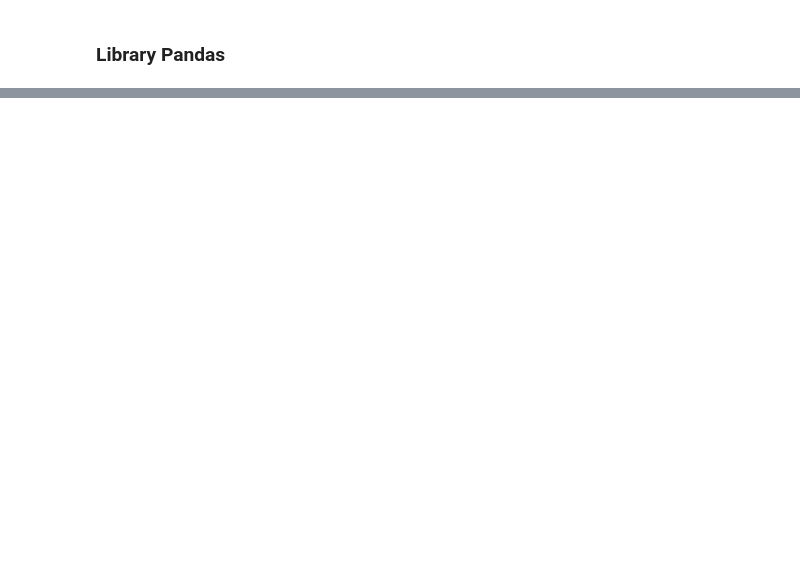
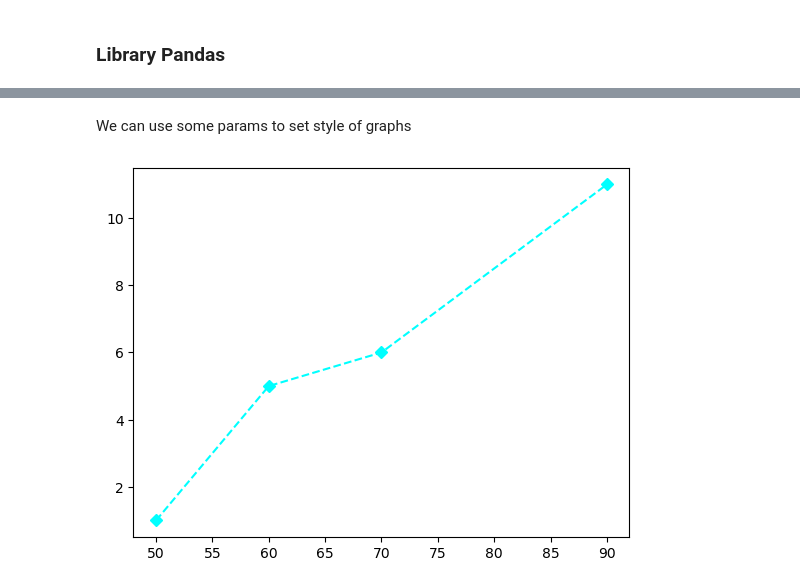
Before and after one commit to tmbekov/gi, a Jupyter notebook: 07DataAnalysis.ipynb, the cells around one changed output, grey strips where cells are left out. Drawn from its saved outputs; the diff is of its cells as text; code cells hidden in the pictures; blank space fills up the shorter version.

```diff
--- a/07DataAnalysis.ipynb
+++ b/07DataAnalysis.ipynb
@@ -22,0 +60,11 @@ df
+# %% [markdown]
+We can use some params to set style of graphs
+# %%
+X = [50, 60, 70, 90]
+y = [1, 5, 6, 11]
+
+plt.plot(X, y, color='cyan', linestyle='--', marker='D')
+
+plt.show()
+# %% [output]
+[figure, added]
```
Also changed, not shown: parts of 10 cells of this notebook.
